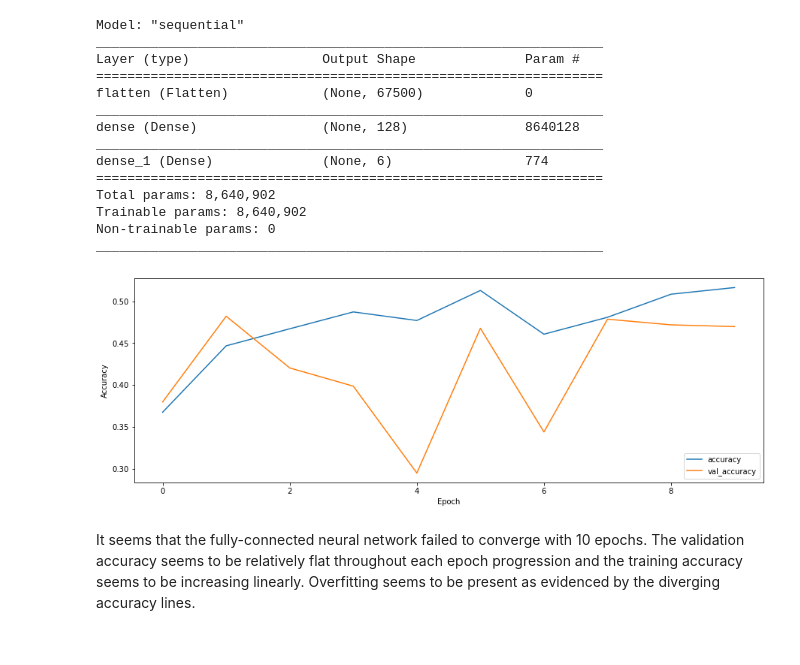
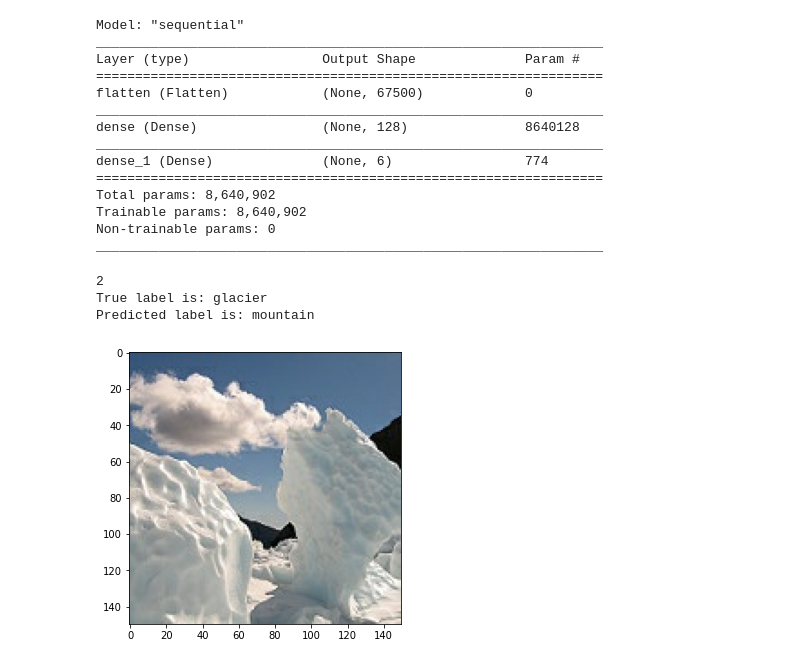
Before and after one commit to phoenix-w/BA885-Image-Classification, a Jupyter notebook: Deliverable01_CNN_Models.ipynb, the cells around one changed output. Cells and saved outputs as stored; diff of their text form; code cells hidden in the pictures.

```diff
--- a/Deliverable01_CNN_Models.ipynb
+++ b/Deliverable01_CNN_Models.ipynb
@@ -195,13 +230,3 @@ Total params: 8,640,902
 Trainable params: 8,640,902
 Non-trainable params: 0
 _________________________________________________________________
-# %%
-plt.plot(model1_history.history['accuracy'], label='accuracy')
-plt.plot(model1_history.history['val_accuracy'], label = 'val_accuracy')
-plt.xlabel('Epoch')
-plt.ylabel('Accuracy')
-plt.legend(loc='lower right');
-# %% [output]
-[figure, removed]
-# %% [markdown]
-It seems that the fully-connected neural network failed to converge with 10 epochs. The validation accuracy seems to be relatively flat throughout each epoch progression and the training accuracy seems to be increasing linearly. Overfitting seems to be present as evidenced by the diverging accuracy lines.
@@ -207,0 +236,16 @@ It seems that the fully-connected neural network failed to converge with 10 epoc
+# %%
+one_batch = next(iter(val_ds_labeled.take(2)))
+#the true label
+tlabel = one_batch[1][0].numpy()
+print(tlabel)
+print("True label is: {}".format(val_ds_labeled.class_names[tlabel]))
+# #the image
+plt.imshow(one_batch[0][0].numpy().astype("uint8"))
+# #run prediction
+predictions = model1.predict(one_batch[0])
+print("Predicted label is: {}".format(val_ds_labeled.class_names[np.argmax(predictions[0])]))
+# %% [output]
+2
+True label is: glacier
+Predicted label is: mountain
+[figure, added]
```
Also changed, not shown: parts of 44 cells of this notebook, 1 other file.
